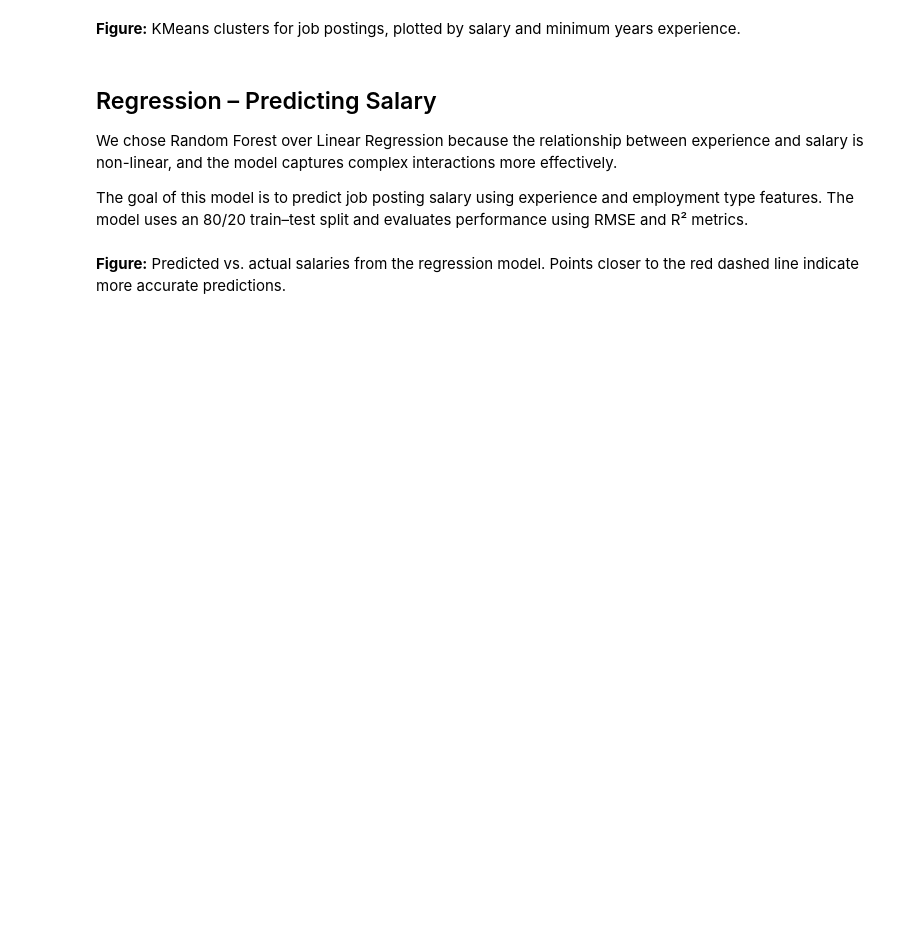
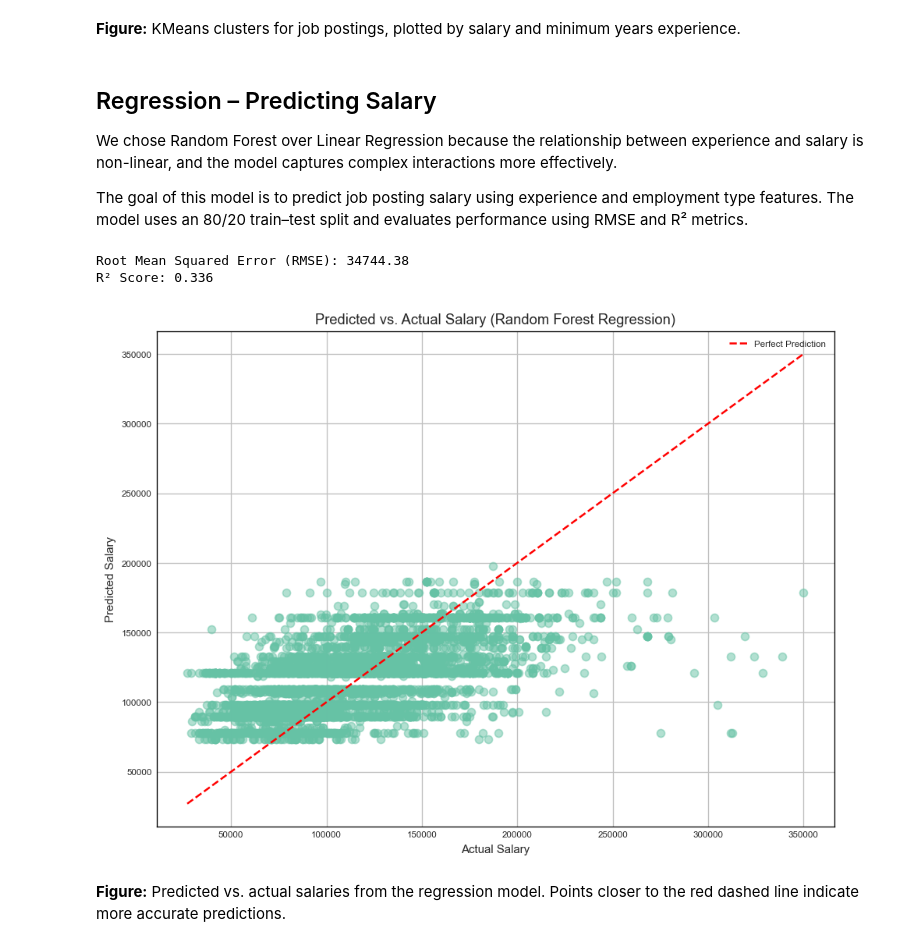
Before and after one commit to leoliu36/ad688-employability-sp25A1-group7, a Jupyter notebook: data_analysis.ipynb, the cells around one changed output. Drawn from its saved outputs; the diff is of its cells as text; code cells hidden in the pictures; blank space fills up the shorter version.

```diff
--- a/data_analysis.ipynb
+++ b/data_analysis.ipynb
@@ -904,12 +996,12 @@ from sklearn.model_selection import train_test_split
 import pandas as pd
 
 # Use minimum years of experience, maximum years of experience, and employment type as features
-features = ['MIN_YEARS_EXPERIENCE', 'MAX_YEARS_EXPERIENCE', 'EMPLOYMENT_TYPE_NAME']
+features = ['MIN_YEARS_EXPERIENCE', 'REMOTE_TYPE_NAME']
 
 # One-hot encode employment type
-df_encoded = pd.get_dummies(df, columns=['EMPLOYMENT_TYPE_NAME'], drop_first=True)
+df_encoded = pd.get_dummies(df, columns=['REMOTE_TYPE_NAME'], drop_first=True)
 
-X = df_encoded[[col for col in df_encoded.columns if col in features or col.startswith('EMPLOYMENT_TYPE_NAME_')]]
+X = df_encoded[[col for col in df_encoded.columns if col in features or col.startswith('REMOTE_TYPE_NAME')]]
 y = df_encoded['SALARY']
 
 X = X.dropna()
@@ -923,33 +1015,52 @@ from sklearn.ensemble import RandomForestRegressor
 from sklearn.metrics import mean_squared_error, r2_score
 import numpy as np
 
+# Drop rows where y (salary) is missing
+mask = ~y_train.isna()
+X_train_filtered = X_train.loc[mask]
+y_train_filtered = y_train.loc[mask]
+
+mask_test = ~y_test.isna()
+X_test_filtered = X_test.loc[mask_test]
+y_test_filtered = y_test.loc[mask_test]
+
 # Train a random forest regression model to predict salary
 rf = RandomForestRegressor(n_estimators=100, random_state=42)
-rf.fit(X_train, y_train)
+rf.fit(X_train_filtered, y_train_filtered)
 
 # Predict salaries for the test set
-y_pred = rf.predict(X_test)
+y_pred = rf.predict(X_test_filtered)
 
 # Calculate RMSE (Root Mean Squared Error) and R² (coefficient of determination)
-mse = mean_squared_error(y_test, y_pred)
+mse = mean_squared_error(y_test_filtered, y_pred)
 rmse = np.sqrt(mse)
-r2 = r2_score(y_test, y_pred)
+r2 = r2_score(y_test_filtered, y_pred)
 
 print(f'Root Mean Squared Error (RMSE): {rmse:.2f}')
 print(f'R² Score: {r2:.3f}')
+# %% [output]
+Root Mean Squared Error (RMSE): 34744.38
+R² Score: 0.336
 # %%
 # Visual: Predicted vs. Actual Salary
 import matplotlib.pyplot as plt
+import pandas as pd
+
+y_actual = y_test_filtered if 'y_test_filtered' in globals() else y_test
+y_pred_series = pd.Series(y_pred, index=y_actual.index[:len(y_pred)])
 
 plt.figure(figsize=(8, 6))
-plt.scatter(y_test, y_pred, alpha=0.5)
+plt.scatter(y_actual, y_pred_series, alpha=0.5)
 plt.xlabel("Actual Salary")
 plt.ylabel("Predicted Salary")
 plt.title("Predicted vs. Actual Salary (Random Forest Regression)")
-plt.plot([y_test.min(), y_test.max()], [y_test.min(), y_test.max()], 'r--', label="Perfect Prediction")
+lo, hi = float(y_actual.min()), float(y_actual.max())
+plt.plot([lo, hi], [lo, hi], 'r--', label="Perfect Prediction")
 plt.legend()
 plt.tight_layout()
 plt.show()
+# %% [output]
+[figure, added]
 # %% [markdown]
 **Figure:** Predicted vs. actual salaries from the regression model. Points closer to the red dashed line indicate more accurate predictions.
 # %%
```
Also changed, not shown: parts of 18 cells of this notebook, 5 other files.
